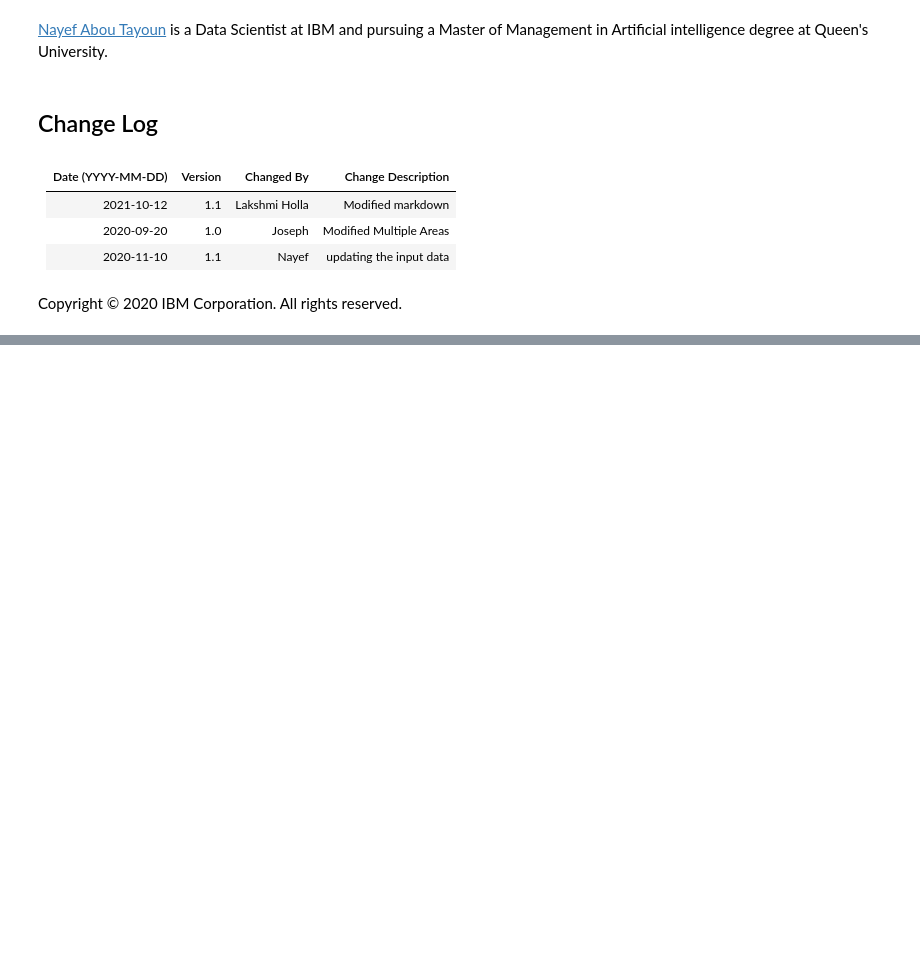
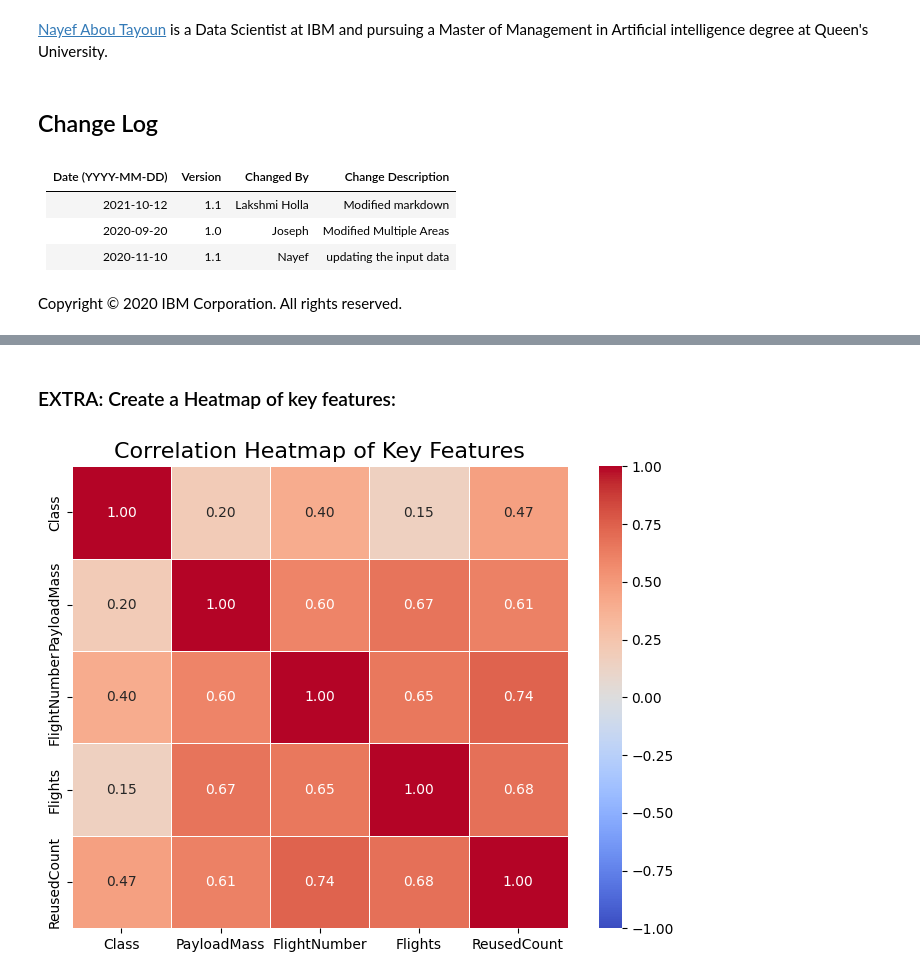
Before and after one commit to aschmidtphil/data-science-portfolio, a Jupyter notebook: data_science_capstone/jupyter-labs-eda-dataviz-v2.ipynb, the cells around one changed output, grey strips where cells are left out. Drawn from its saved outputs; the diff is of its cells as text; code cells hidden in the pictures; blank space fills up the shorter version.

```diff
--- a/data_science_capstone/jupyter-labs-eda-dataviz-v2.ipynb
+++ b/data_science_capstone/jupyter-labs-eda-dataviz-v2.ipynb
@@ -278,0 +277,20 @@ Copyright © 2020 IBM Corporation. All rights reserved.
+# %% [markdown]
+### EXTRA: Create a Heatmap of key features:
+# %%
+# Select only numeric columns from the dataframe
+numeric_df = df.select_dtypes(include=['number'])
+
+correlation_matrix = numeric_df.corr()
+
+important_features = ['Class', 'PayloadMass', 'FlightNumber', 'Flights', 'ReusedCount']
+filtered_corr = correlation_matrix[important_features].loc[important_features]
+
+plt.figure(figsize=(8, 6))
+
+sns.heatmap(filtered_corr, annot=True, cmap='coolwarm', fmt=".2f", linewidths=0.5, vmin=-1, vmax=1)
+
+# Set the title
+plt.title("Correlation Heatmap of Key Features", fontsize=16)
+plt.show()
+# %% [output]
+[figure, added]
```
Also changed, not shown: parts of 4 cells of this notebook, 1 other file.
